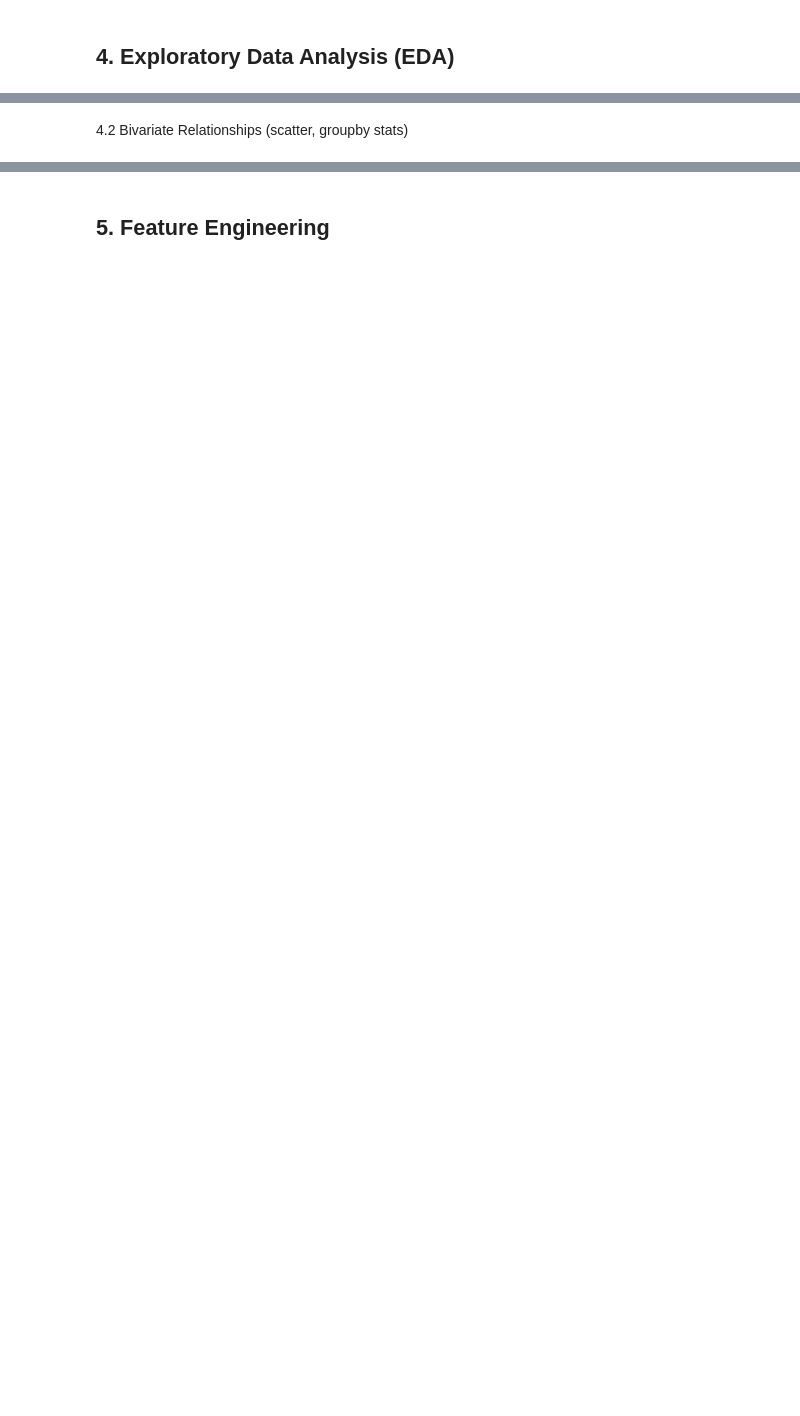
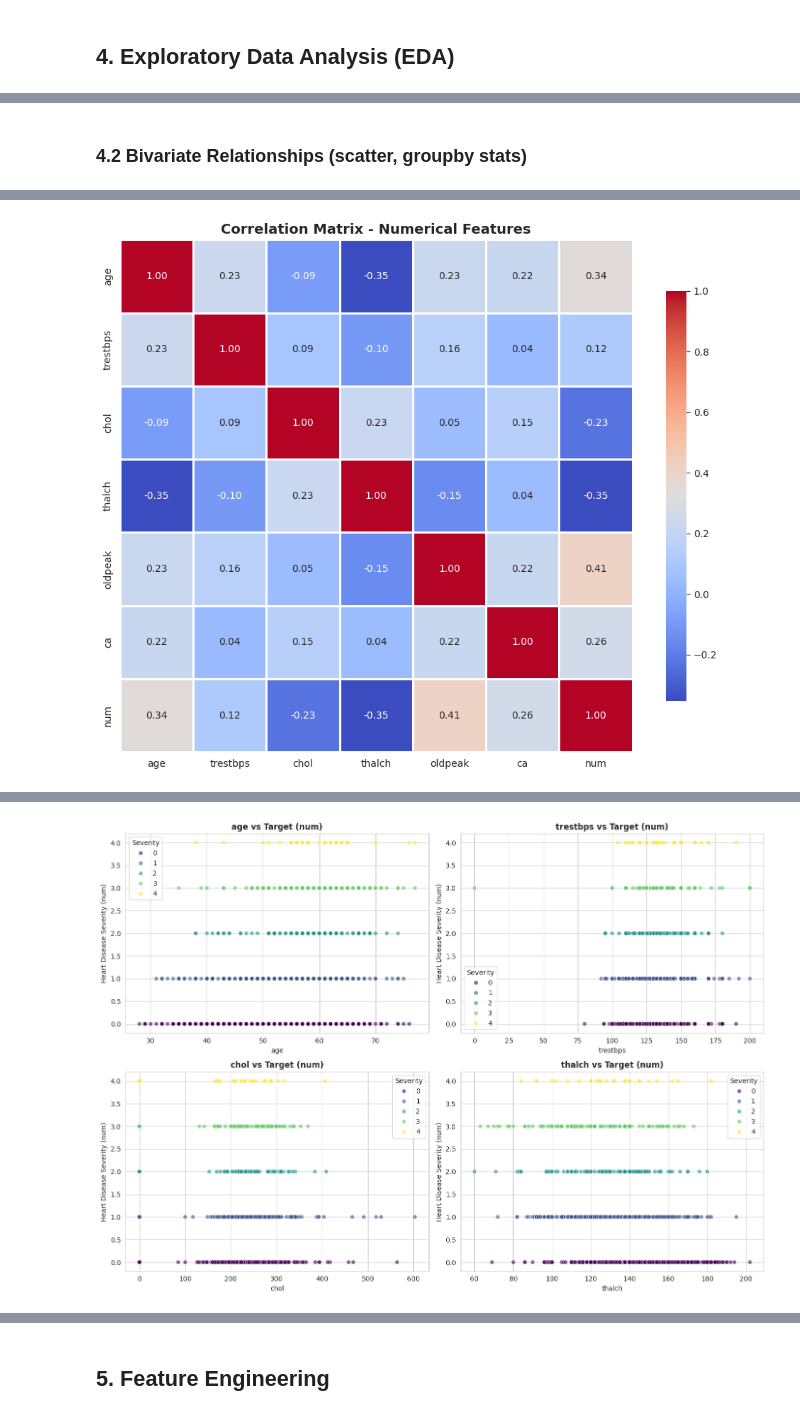
Before and after one commit to SuperDataScience-Community-Projects/SDS-CP045-cardiorisk, a Jupyter notebook: advanced/submissions/team-members/abdulaziz-aljaadi/Abdulaziz_Aljaadi_CardioRiskIQ.ipynb, the cells around one changed output, grey strips where cells are left out. Drawn from its saved outputs; the diff is of its cells as text; code cells hidden in the pictures; blank space fills up the shorter version.

```diff
--- a/advanced/submissions/team-members/abdulaziz-aljaadi/Abdulaziz_Aljaadi_CardioRiskIQ.ipynb
+++ b/advanced/submissions/team-members/abdulaziz-aljaadi/Abdulaziz_Aljaadi_CardioRiskIQ.ipynb
@@ -223,2 +513,77 @@ No duplicates found
 # %% [markdown]
-4.2 Bivariate Relationships (scatter, groupby stats)
+### 4.2 Bivariate Relationships (scatter, groupby stats)
+# %%
+
+print("="*70)
+print("BIVARIATE RELATIONSHIP ANALYSIS")
+print("="*70)
+
+# Correlation heatmap for numerical features
+print("\n1. CORRELATION HEATMAP\n")
+print("-"*70)
+
+num_cols = ['age', 'trestbps', 'chol', 'thalch', 'oldpeak', 'ca', 'num']
+corr_matrix = dataset[num_cols].corr()
+
+plt.figure(figsize=(10, 8))
+sns.heatmap(corr_matrix, annot=True, fmt='.2f', cmap='coolwarm',
+            square=True, linewidths=1, cbar_kws={'shrink': 0.8})
+plt.title('Correlation Matrix - Numerical Features', fontsize=14, fontweight='bold')
+plt.tight_layout()
+plt.show()
+
+print("\nTop 5 Positive Correlations with Target (num):")
+corr_with_target = corr_matrix['num'].sort_values(ascending=False)
+print(corr_with_target.head(6))  # Top 6 including 'num' itself
+
+# Scatter plots: Key relationships with target
+print("\n\n2. SCATTER PLOTS - Key Numerical Features vs Target\n")
+print("-"*70)
+
+key_features = ['age', 'trestbps', 'chol', 'thalch']
+
+fig, axes = plt.subplots(2, 2, figsize=(14, 10))
+axes = axes.ravel()
+
+for idx, col in enumerate(key_features):
+    sns.scatterplot(data=dataset, x=col, y='num', hue='num',
+                    palette='viridis', alpha=0.6, ax=axes[idx])
+    axes[idx].set_title(f'{col} vs Target (num)', fontweight='bold')
+    axes[idx].set_xlabel(col)
+    axes[idx].set_ylabel('Heart Disease Severity (num)')
+    axes[idx].legend(title='Severity', loc='best')
+
+plt.tight_layout()
+plt.show()
+
+# Groupby statistics: Categorical features by target
+print("\n\n3. GROUPBY STATISTICS - Categorical Features by Target\n")
+print("-"*70)
+
+cat_cols_analysis = ['sex', 'cp', 'fbs', 'exang']
+
+for col in cat_cols_analysis:
+    print(f"\n{col.upper()} by Target (num):")
+    groupby_stats = dataset.groupby([col, 'num']).size().unstack(fill_value=0)
+    print(groupby_stats)
+
+    # Visualization
+    fig, ax = plt.subplots(figsize=(10, 5))
+    groupby_stats.plot(kind='bar', stacked=False, ax=ax, color=['#1f77b4', '#ff7f0e', '#2ca02c', '#d62728', '#9467bd'])
+    ax.set_title(f'{col} Distribution by Heart Disease Severity', fontweight='bold')
+    ax.set_xlabel(col)
+    ax.set_ylabel('Count')
+    ax.set_xticklabels(ax.get_xticklabels(), rotation=0)
+    ax.legend(title='Severity (num)', bbox_to_anchor=(1.05, 1), loc='upper left')
+    plt.tight_layout()
+    plt.show()
+    print("-"*70)
+
+print("\n" + "="*70)
+print("KEY INSIGHTS:")
+print("="*70)
+print("  - Oldpeak and ca show stronger correlations with target")
+print("  - Chest pain type (cp) shows clear patterns with disease severity")
+print("  - Exercise-induced angina (exang) is a strong indicator")
+print("="*70)
+# %% [output]
@@ -224,0 +597 @@ No duplicates found
+[figure, added]
@@ -224,0 +611 @@ No duplicates found
+[figure, added]
```
Also changed, not shown: parts of 24 cells of this notebook.
